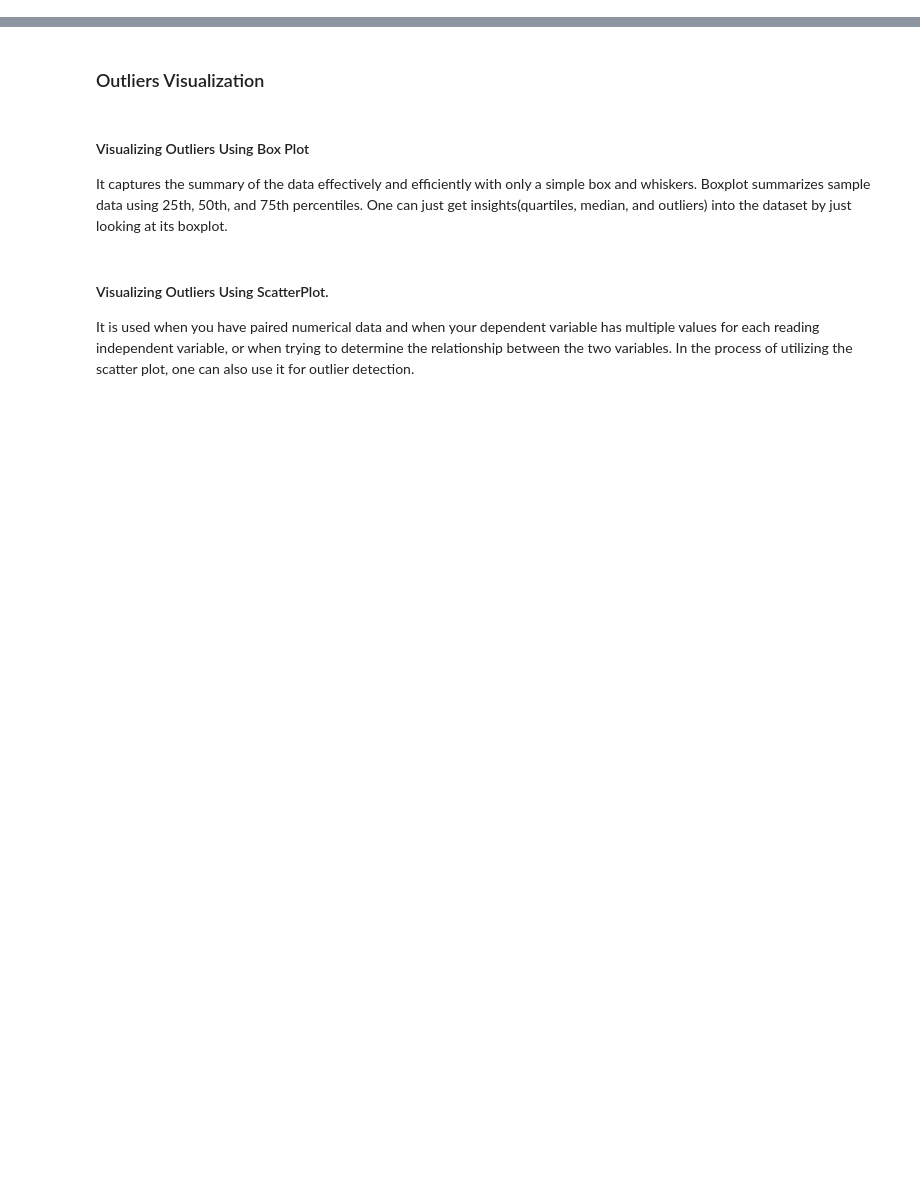
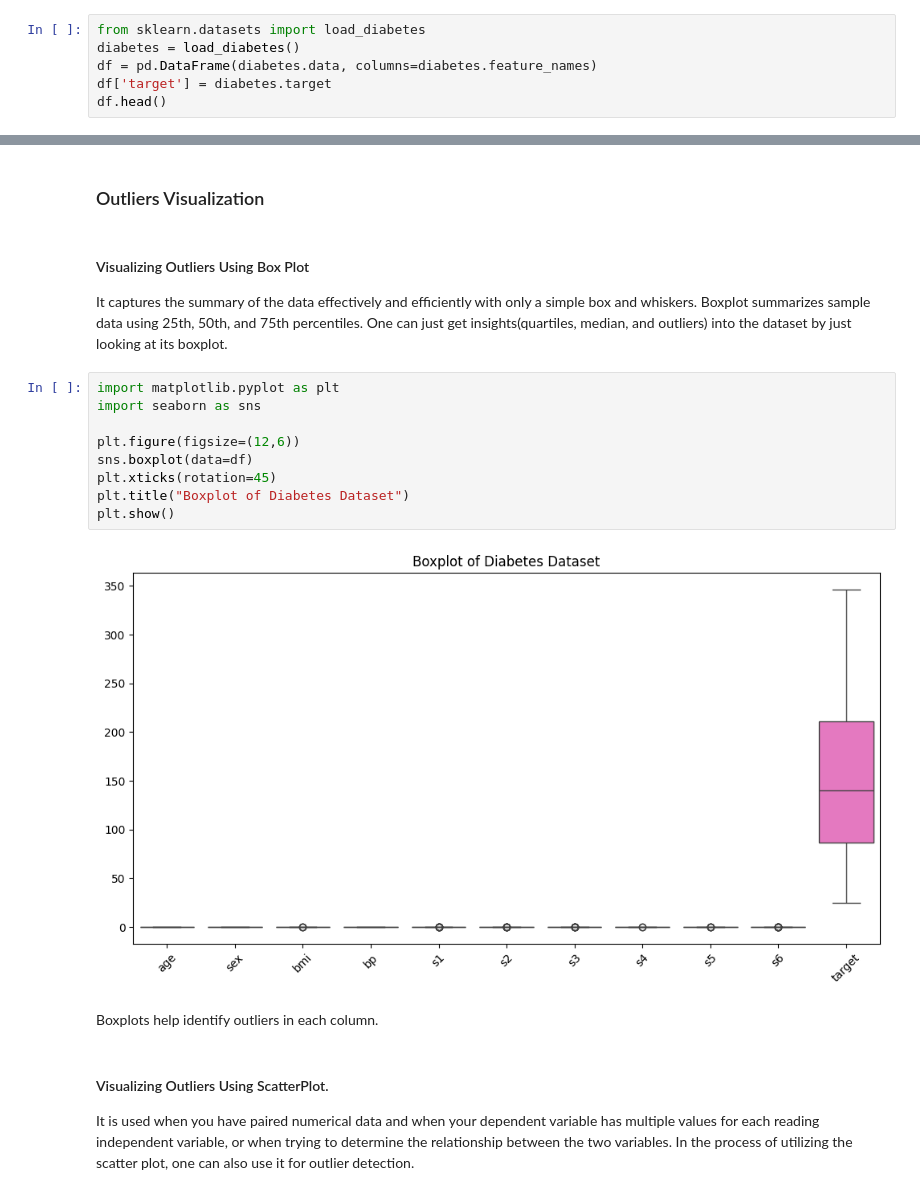
Before and after one commit to Babandeep16/PracticalLab04ML, a Jupyter notebook: week5Lab_Students.ipynb, the cells around one changed output, grey strips where cells are left out. Cells and saved outputs as stored; diff of their text form; blank space fills up the shorter version.

Commit message:
Outlier detection

```diff
--- a/week5Lab_Students.ipynb
+++ b/week5Lab_Students.ipynb
@@ -326,3 +326,9 @@ An Outlier is a data-item/object that deviates significantly from the rest of th
 
 
 https://www.geeksforgeeks.org/detect-and-remove-the-outliers-using-python/
+# %%
+from sklearn.datasets import load_diabetes
+diabetes = load_diabetes()
+df = pd.DataFrame(diabetes.data, columns=diabetes.feature_names)
+df['target'] = diabetes.target
+df.head()
@@ -331,6 +346,19 @@ https://www.geeksforgeeks.org/detect-and-remove-the-outliers-using-python/
 # %% [markdown]
 #### Visualizing Outliers Using Box Plot
 It captures the summary of the data effectively and efficiently with only a simple box and whiskers. Boxplot summarizes sample data using 25th, 50th, and 75th percentiles. One can just get insights(quartiles, median, and outliers) into the dataset by just looking at its boxplot.
+# %%
+import matplotlib.pyplot as plt
+import seaborn as sns
+
+plt.figure(figsize=(12,6))
+sns.boxplot(data=df)
+plt.xticks(rotation=45)
+plt.title("Boxplot of Diabetes Dataset")
+plt.show()
+# %% [output]
+[figure, added]
+# %% [markdown]
+Boxplots help identify outliers in each column.
 # %% [markdown]
 #### Visualizing Outliers Using ScatterPlot.
 
```
Also changed, not shown: parts of 4 cells of this notebook.
